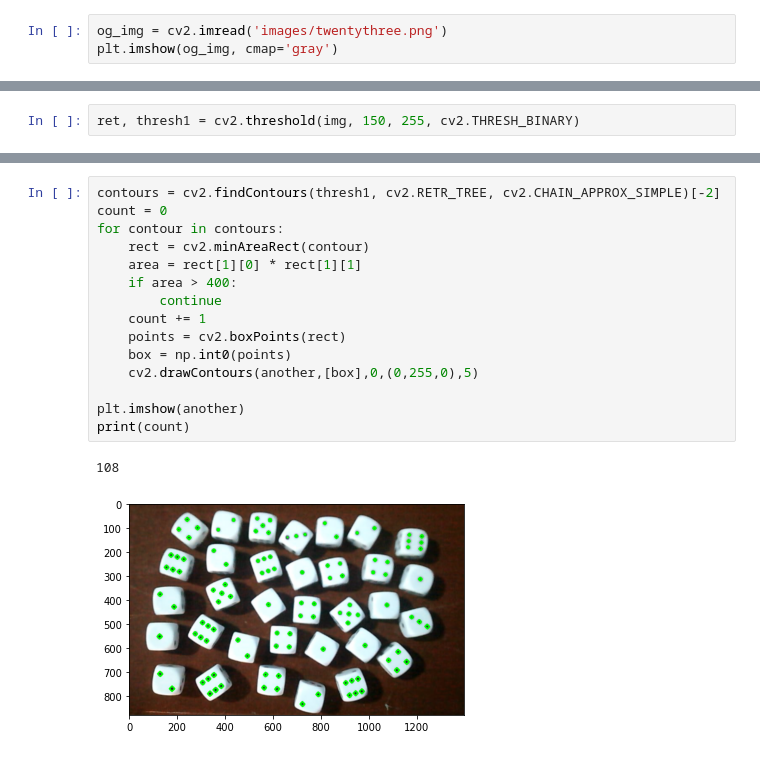
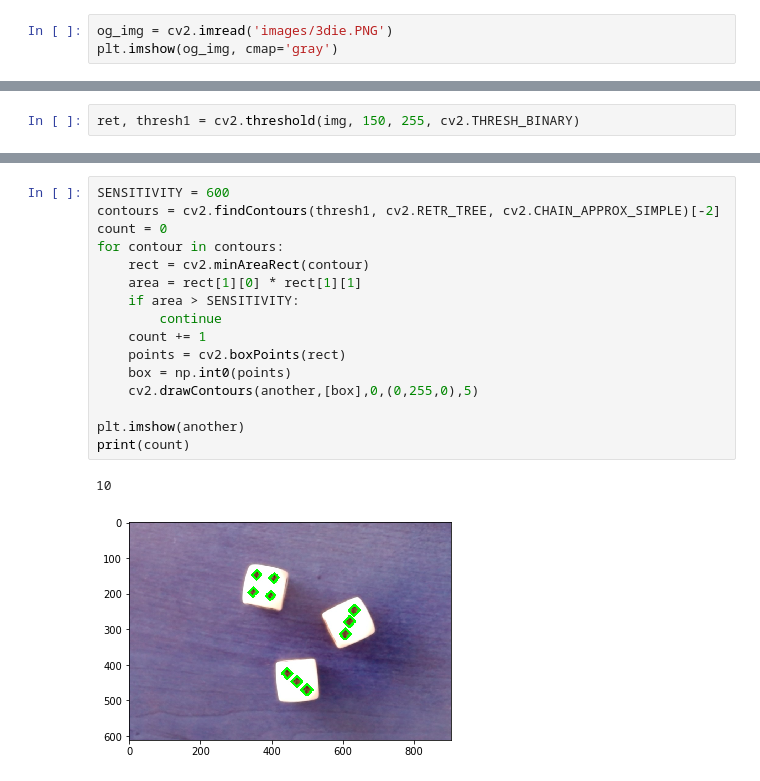
Before and after one commit to mamn2/DieCount, a Jupyter notebook: final.ipynb, the cells around one changed output, grey strips where cells are left out. Drawn from its saved outputs; the diff is of its cells as text.

```diff
--- a/final.ipynb
+++ b/final.ipynb
@@ -3,7 +3,7 @@ import cv2
 import numpy as np
 import matplotlib.pyplot as plt
 # %%
-og_img = cv2.imread('images/twentythree.png')
+og_img = cv2.imread('images/3die.PNG')
 plt.imshow(og_img, cmap='gray')
 # %% [output]
 <matplotlib.image.AxesImage at 0x...>
@@ -63,18 +63,19 @@ print(count)
 # %%
+SENSITIVITY = 600
 contours = cv2.findContours(thresh1, cv2.RETR_TREE, cv2.CHAIN_APPROX_SIMPLE)[-2]
 count = 0
 for contour in contours:
     rect = cv2.minAreaRect(contour)
     area = rect[1][0] * rect[1][1]
-    if area > 400:
+    if area > SENSITIVITY:
         continue
     count += 1
     points = cv2.boxPoints(rect)
     box = np.int0(points)
     cv2.drawContours(another,[box],0,(0,255,0),5)
 
 plt.imshow(another)
 print(count)
 # %% [output]
-108
+10
-[figure, old version]
+[figure, new version]
```
Also changed, not shown: parts of 7 cells of this notebook, 2 other files.
